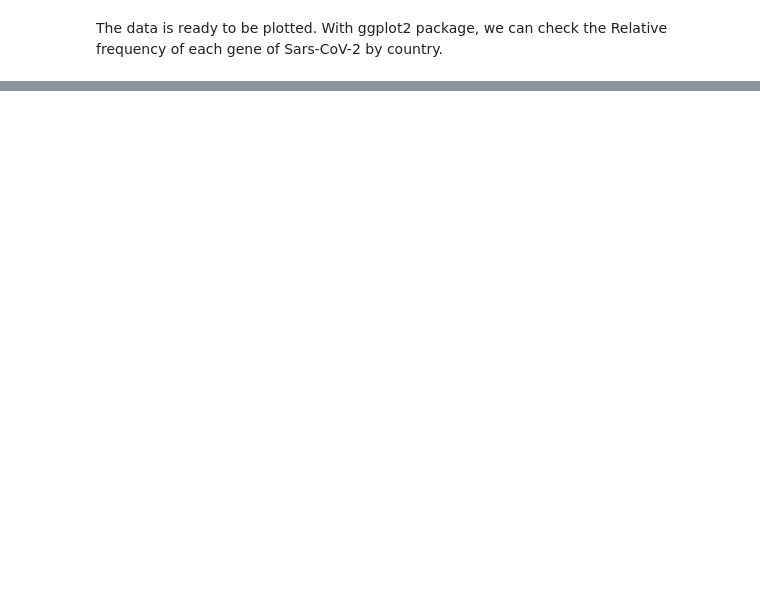
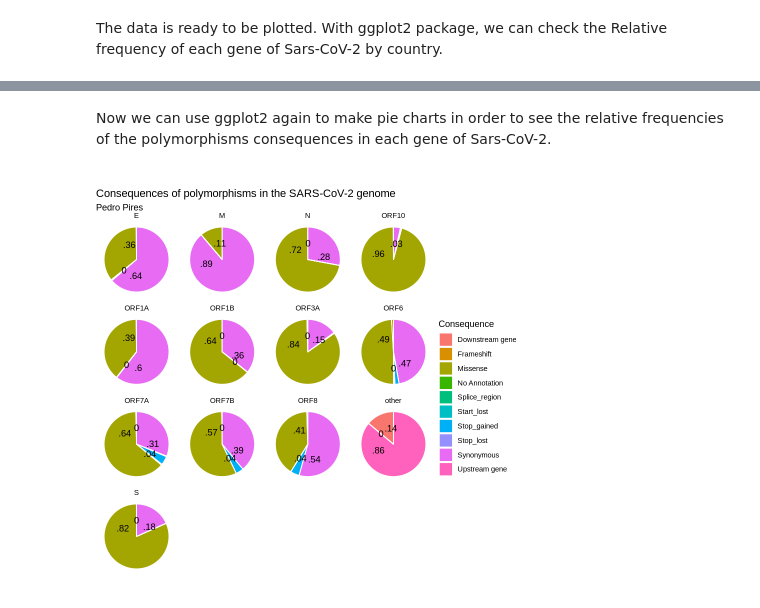
Before and after one commit to PedroSAP/Covid19_Genes_Tracker, a Jupyter notebook: Covid19_Genes_Tracker.ipynb, the cells around one changed output, grey strips where cells are left out. Cells and saved outputs as stored; diff of their text form; code cells hidden in the pictures; blank space fills up the shorter version.

```diff
--- a/Covid19_Genes_Tracker.ipynb
+++ b/Covid19_Genes_Tracker.ipynb
@@ -89,0 +101,4 @@ plot_C19_Genes
+# %%
+CV_Genes_Consequences <- CV19_GenoSamples %>% mutate(Gene = na_if(Gene, "")) %>% filter(!is.na(Gene)) %>% add_count(Gene) %>% group_by(Gene, Consequence) %>%
+  dplyr::mutate(Perc = n()/ n, label = gsub('^[0](\\.\\d{1,2}).*', '\\1', round(Perc, digits = 2)))
+  CV_Genes_Consequences
@@ -89,0 +125,14 @@ plot_C19_Genes
+# %% [markdown]
+Now we can use ggplot2 again to make pie charts in order to see the relative frequencies of the polymorphisms consequences in each gene of Sars-CoV-2.
+# %%
+plot_C19_Consequeces <- ggplot(CV_Genes_Consequences %>% group_by(Gene, Consequence) %>% dplyr::filter(row_number() == 1), aes(x = "", y = Perc, fill = Consequence)) +
+  geom_bar(stat = "identity", width=1, color="white") +
+  geom_text(aes(label = label), position = position_fill(vjust = 0.8), check_overlap = TRUE) +
+  coord_polar("y", start=0) +
+  facet_wrap(~Gene) +
+  theme_bw() +
+  theme_void() +
+  labs(x = "Genes", y = "", colour = "Consequences", title = "Consequences of polymorphisms in the SARS-CoV-2 genome", subtitle = "Pedro Pires")
+plot_C19_Consequeces
+# %% [output]
+[figure, added]
```
Also changed, not shown: parts of 6 cells of this notebook.
